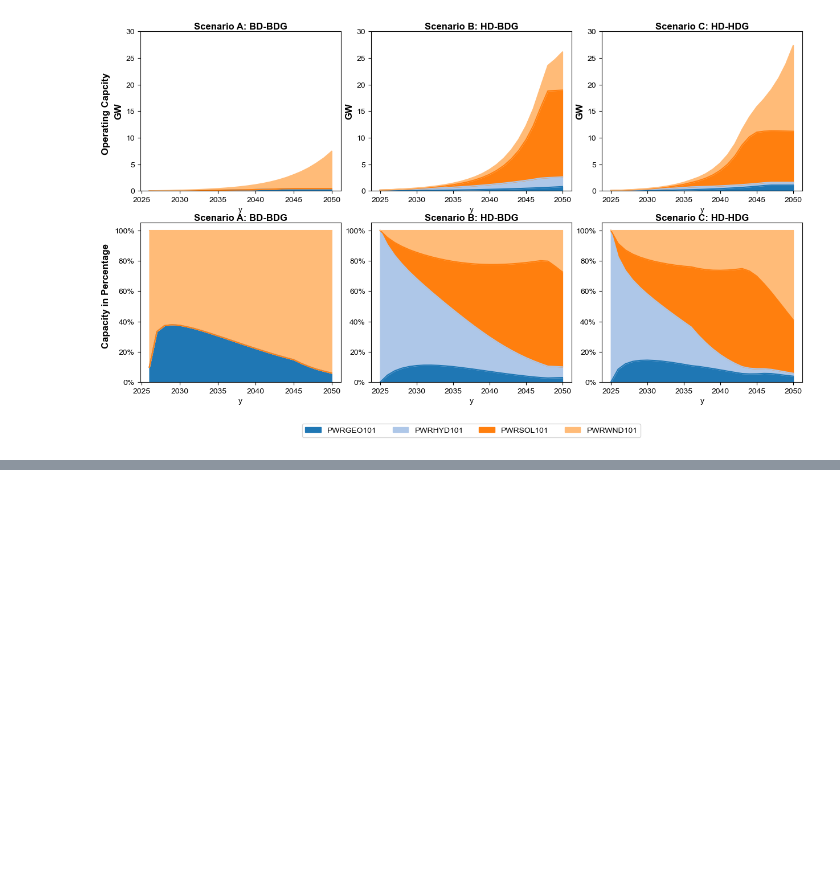
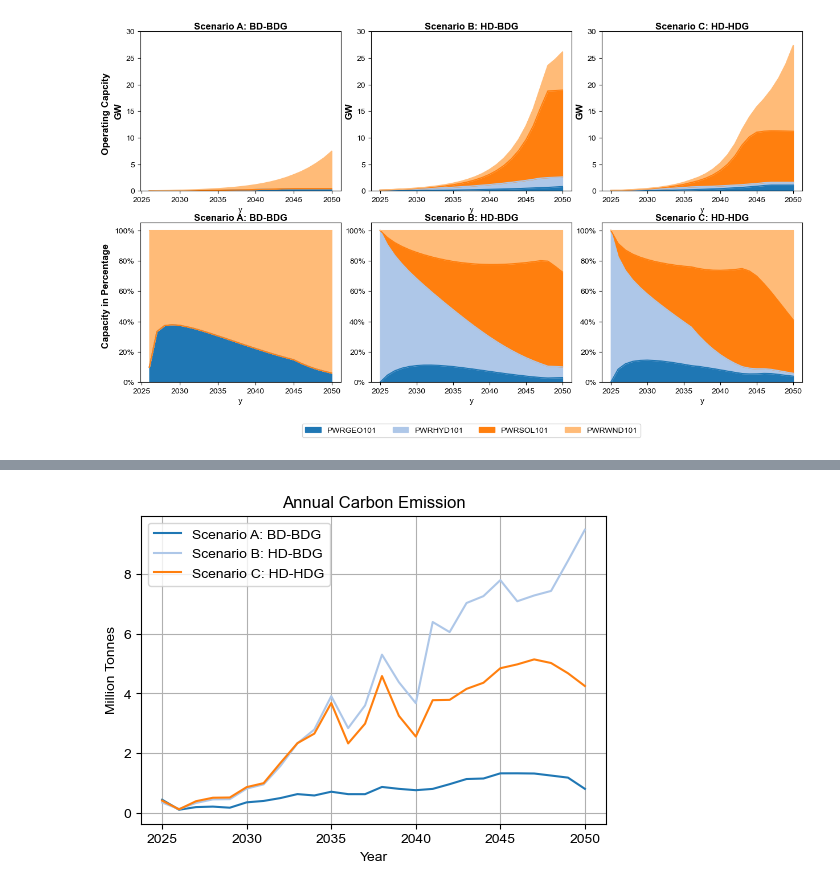
Before and after one commit to jerrysong0128/tech-learning-curve_in_OSeMOSYS, a Jupyter notebook: OSeMOSYS_Diffusion_Kenya/tools/2_result_visulaize_capacity.ipynb, the cells around one changed output, grey strips where cells are left out. Saved outputs shown, nothing was run; the diff lists cells and outputs as text; code cells hidden in the pictures; blank space fills up the shorter version.

```diff
--- a/OSeMOSYS_Diffusion_Kenya/tools/2_result_visulaize_capacity.ipynb
+++ b/OSeMOSYS_Diffusion_Kenya/tools/2_result_visulaize_capacity.ipynb
@@ -304,0 +391,28 @@ axes[4].legend(loc='lower center', bbox_to_anchor=(0.5, -0.37), ncol=5)
+# %%
+def get_annual_emissin(data_file_path):
+    full_path_capacity = data_file_path + '/AnnualEmissions.csv'
+    total_annual_emission = pd.read_csv(full_path_capacity, index_col=None, header=0)
+    total_annual_emission = total_annual_emission.set_index('y')
+    total_annual_emission = total_annual_emission.drop(['r','e'], axis=1)
+    total_annual_emission = total_annual_emission[total_annual_emission.index >= 2025]
+
+    return total_annual_emission
+# %%
+Scenario_A_annual_emission = get_annual_emissin(Scenario_A_data_file_path)
+Scenario_B_annual_emission = get_annual_emissin(Scenario_B_data_file_path)
+Scenario_C_annual_emission = get_annual_emissin(Scenario_C_data_file_path)
+
+
+# Plot line chart for three scenarios
+plt.figure(figsize=(6, 4))
+plt.plot(Scenario_A_annual_emission, label=Scenario_A_name)
+plt.plot(Scenario_B_annual_emission, label=Scenario_B_name)
+plt.plot(Scenario_C_annual_emission, label=Scenario_C_name)
+plt.xlabel('Year')
+plt.ylabel('Million Tonnes')
+plt.title('Annual Carbon Emission')
+plt.legend()
+plt.grid(True)
+plt.show()
+# %% [output]
+[figure, added]
```
Also changed, not shown: parts of 2 cells of this notebook.
